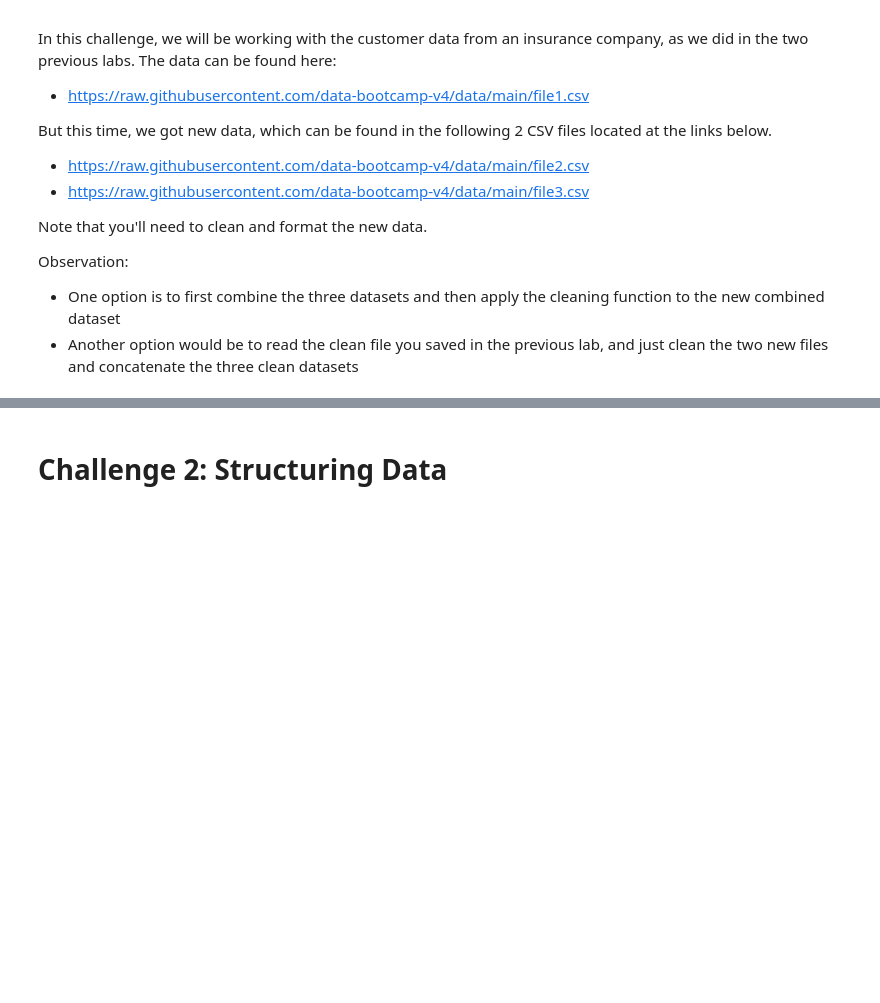
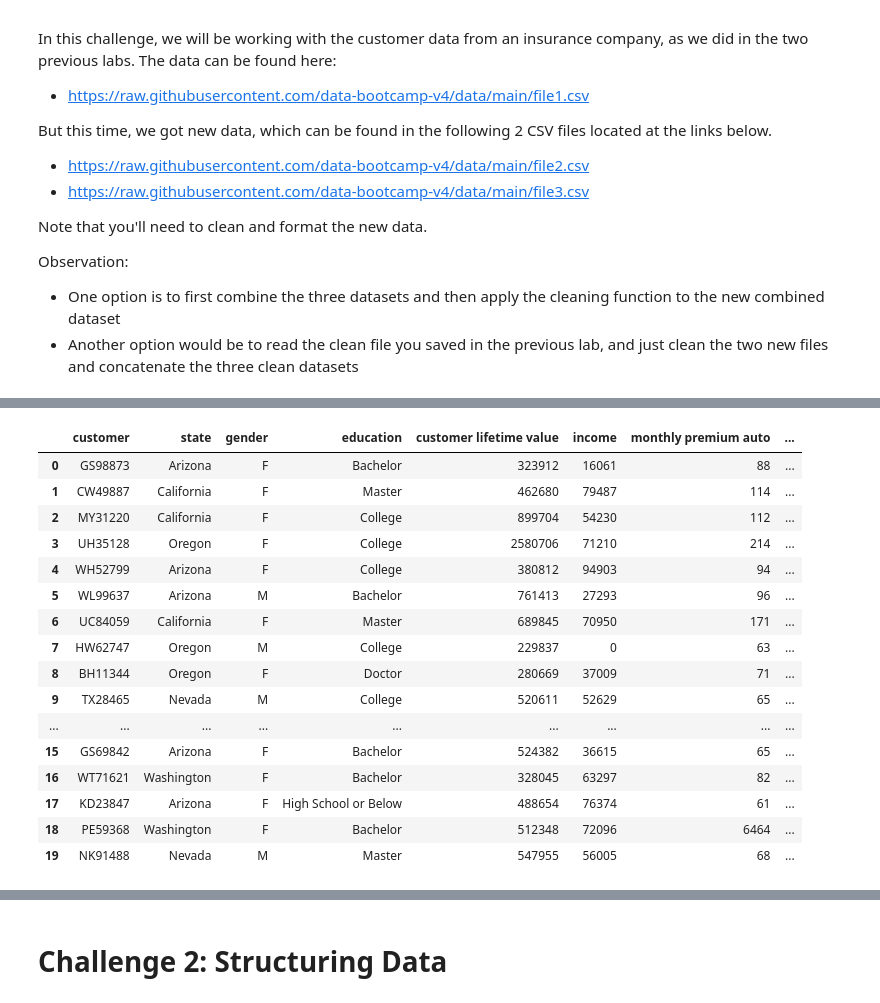
Before and after one commit to Cfg-data/lab-dw-data-structuring-and-combining, a Jupyter notebook: lab-dw-data-structuring-and-combining.ipynb, the cells around one changed output, grey strips where cells are left out. Saved outputs shown, nothing was run; the diff lists cells and outputs as text; code cells hidden in the pictures; blank space fills up the shorter version.

```diff
--- a/lab-dw-data-structuring-and-combining.ipynb
+++ b/lab-dw-data-structuring-and-combining.ipynb
@@ -141,0 +135,63 @@ For example, when doing 'df[col].method(value, inplace=True)', try using 'df.met
+# %%
+import numpy as np
+import pandas as pd
+
+# Load the data
+insurance_datab = pd.read_csv('https://raw.githubusercontent.com/data-bootcamp-v4/data/main/file2.csv')
+
+# Clean the data
+insurance_datab.reset_index(drop=True, inplace=True)
+insurance_datab.columns = [c.lower().strip() for c in insurance_datab.columns.values.tolist()]
+insurance_datab.rename(columns={'st': 'state'}, inplace=True)
+
+# Replace values in 'state'
+insurance_datab['state'].replace({'WA': 'Washington', 'AZ': 'Arizona', 'Cali': 'California'}, inplace=True)
+
+# Replace values in 'gender'
+insurance_datab['gender'].replace({'Femal': 'F', 'female': 'F', 'Male': 'M'}, inplace=True)
+
+# Replace values in 'education'
+insurance_datab['education'].replace({'Bachelors': 'Bachelor'}, inplace=True)
+
+# Clean 'customer lifetime value' and convert to float
+insurance_datab['customer lifetime value'] = insurance_datab['customer lifetime value'].str.replace('%', '').astype(float)
+
+# Replace values in 'vehicle class'
+insurance_datab['vehicle class'].replace({'Sports Car': 'Luxury', 'Luxury Car': 'Luxury'}, inplace=True)
+
+# Replace values in 'number of open complaints'
+insurance_datab['number of open complaints'].replace({
+    '1/0/00': '0', '1/2/00': '2', '1/1/00': '1',
+    '1/3/00': '3', '1/5/00': '5', '1/4/00': '4'
+}, inplace=True)
+
+# Drop NA values
+insurance_datab.dropna(inplace=True)
+
+# Convert all numeric columns to int
+insurance_datab.select_dtypes(include=['float64', 'int64']).astype(int)
+insurance_datab[insurance_datab.select_dtypes(include=['float64']).columns] = insurance_datab.select_dtypes(include=['float64']).astype(int)
+
+# Check for duplicate rows
+duplicates = insurance_datab.duplicated()
+duplicate_rows = insurance_datab[duplicates]
+
+# Drop duplicates
+insurance_datab.drop_duplicates(inplace=True)
+
+# Reset the index
+insurance_datab.reset_index(drop=True, inplace=True)
+
+# Display the updated DataFrame
+print(insurance_datab)
+
+# Describe cleaned data for numerical columns
+print("Descriptive statistics for numerical columns:")
+print(insurance_datab.describe())
+
+# Describe cleaned data for categorical columns
+print("Descriptive statistics for categorical columns:")
+print(insurance_datab.describe(include='object'))  # This will include all object-type columns
+
+insurance_datab.head(20)
+# %% [output]
@@ -141,0 +232,17 @@ For example, when doing 'df[col].method(value, inplace=True)', try using 'df.met
+|  | customer | state | gender | education | customer lifetime value | income | monthly premium auto | ... |
+| 0 | GS98873 | Arizona | F | Bachelor | 323912 | 16061 | 88 | ... |
+| 1 | CW49887 | California | F | Master | 462680 | 79487 | 114 | ... |
+| 2 | MY31220 | California | F | College | 899704 | 54230 | 112 | ... |
+| 3 | UH35128 | Oregon | F | College | 2580706 | 71210 | 214 | ... |
+| 4 | WH52799 | Arizona | F | College | 380812 | 94903 | 94 | ... |
+| 5 | WL99637 | Arizona | M | Bachelor | 761413 | 27293 | 96 | ... |
+| 6 | UC84059 | California | F | Master | 689845 | 70950 | 171 | ... |
+| 7 | HW62747 | Oregon | M | College | 229837 | 0 | 63 | ... |
+| 8 | BH11344 | Oregon | F | Doctor | 280669 | 37009 | 71 | ... |
+| 9 | TX28465 | Nevada | M | College | 520611 | 52629 | 65 | ... |
+| ... | ... | ... | ... | ... | ... | ... | ... | ... |
+| 15 | GS69842 | Arizona | F | Bachelor | 524382 | 36615 | 65 | ... |
+| 16 | WT71621 | Washington | F | Bachelor | 328045 | 63297 | 82 | ... |
+| 17 | KD23847 | Arizona | F | High School or Below | 488654 | 76374 | 61 | ... |
+| 18 | PE59368 | Washington | F | Bachelor | 512348 | 72096 | 6464 | ... |
+| 19 | NK91488 | Nevada | M | Master | 547955 | 56005 | 68 | ... |
```
Also changed, not shown: parts of 47 cells of this notebook, 6 other files.
